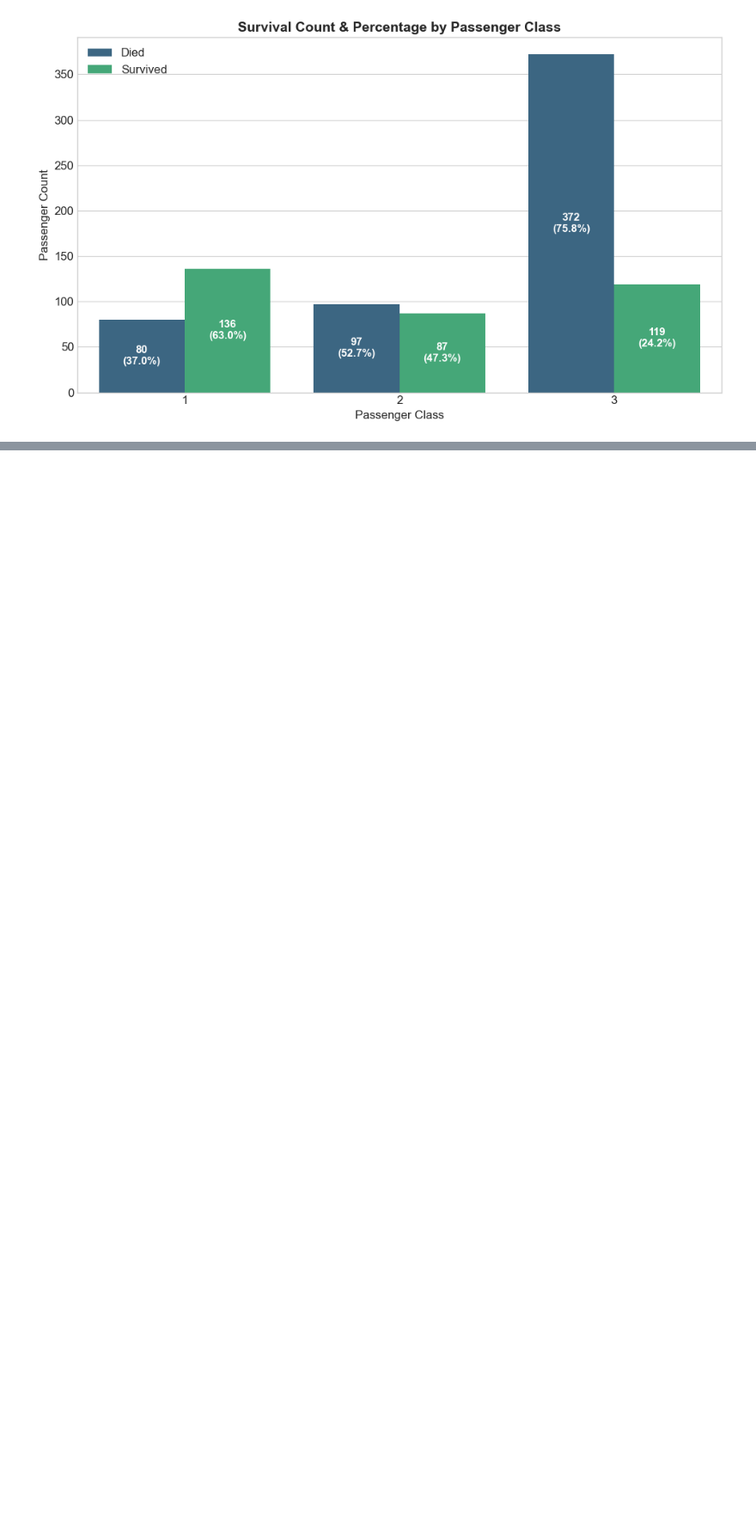
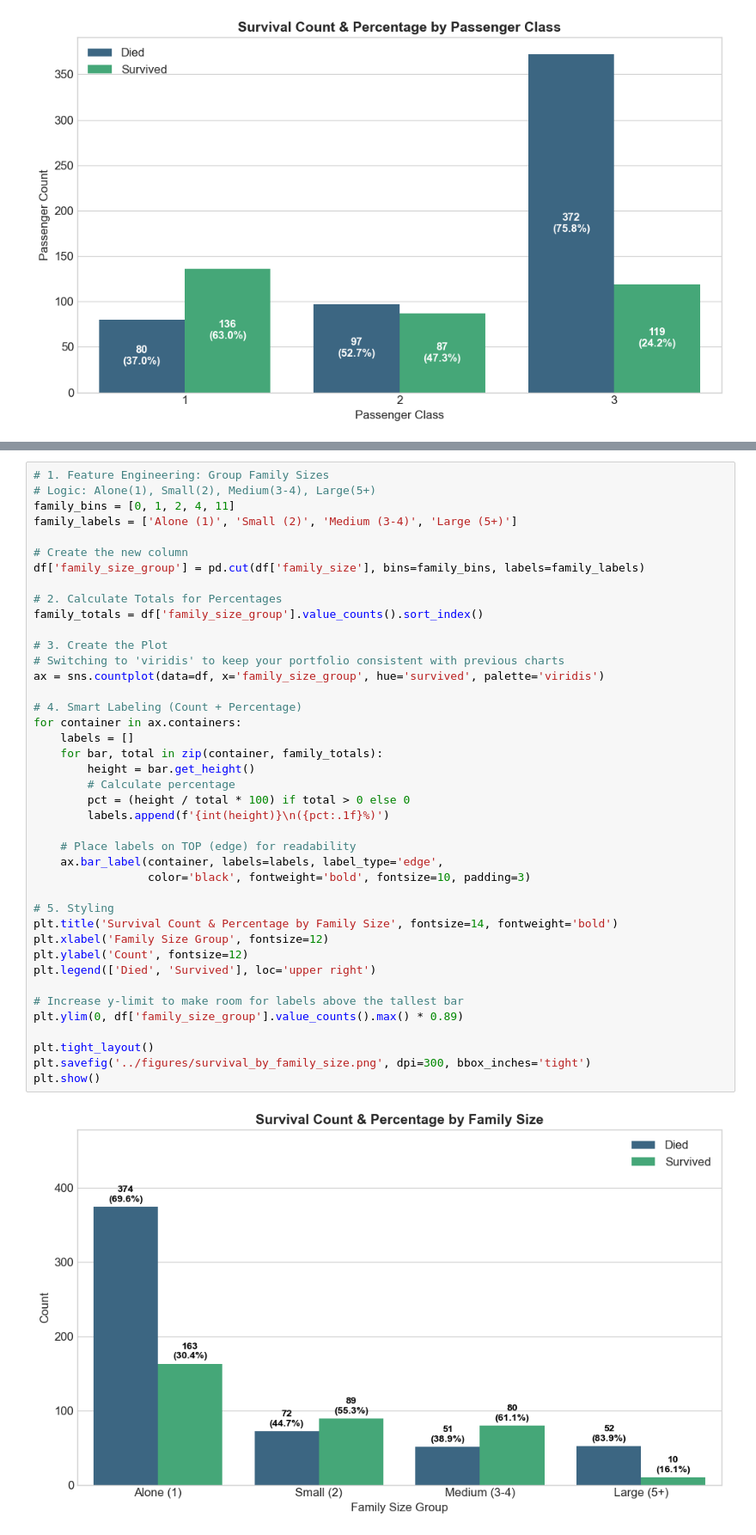
Before and after one commit to profadept/titanic-survival-analysis, a Jupyter notebook: notebooks/titanic-survival-analysis.ipynb, the cells around one changed output, grey strips where cells are left out. Shown at 86% size. Drawn from its saved outputs; the diff is of its cells as text; blank space fills up the shorter version.

```diff
--- a/notebooks/titanic-survival-analysis.ipynb
+++ b/notebooks/titanic-survival-analysis.ipynb
@@ -754,0 +854,43 @@ plt.show()
+# %%
+# 1. Feature Engineering: Group Family Sizes
+# Logic: Alone(1), Small(2), Medium(3-4), Large(5+)
+family_bins = [0, 1, 2, 4, 11]
+family_labels = ['Alone (1)', 'Small (2)', 'Medium (3-4)', 'Large (5+)']
+
+# Create the new column
+df['family_size_group'] = pd.cut(df['family_size'], bins=family_bins, labels=family_labels)
+
+# 2. Calculate Totals for Percentages
+family_totals = df['family_size_group'].value_counts().sort_index()
+
+# 3. Create the Plot
+# Switching to 'viridis' to keep your portfolio consistent with previous charts
+ax = sns.countplot(data=df, x='family_size_group', hue='survived', palette='viridis')
+
+# 4. Smart Labeling (Count + Percentage)
+for container in ax.containers:
+    labels = []
+    for bar, total in zip(container, family_totals):
+        height = bar.get_height()
+        # Calculate percentage
+        pct = (height / total * 100) if total > 0 else 0
+        labels.append(f'{int(height)}\n({pct:.1f}%)')
+
+    # Place labels on TOP (edge) for readability
+    ax.bar_label(container, labels=labels, label_type='edge',
+                 color='black', fontweight='bold', fontsize=10, padding=3)
+
+# 5. Styling
+plt.title('Survival Count & Percentage by Family Size', fontsize=14, fontweight='bold')
+plt.xlabel('Family Size Group', fontsize=12)
+plt.ylabel('Count', fontsize=12)
+plt.legend(['Died', 'Survived'], loc='upper right')
+
+# Increase y-limit to make room for labels above the tallest bar
+plt.ylim(0, df['family_size_group'].value_counts().max() * 0.89)
+
+plt.tight_layout()
+plt.savefig('../figures/survival_by_family_size.png', dpi=300, bbox_inches='tight')
+plt.show()
+# %% [output]
+[figure, added]
```
Also changed, not shown: parts of 11 cells of this notebook, 4 other files.
